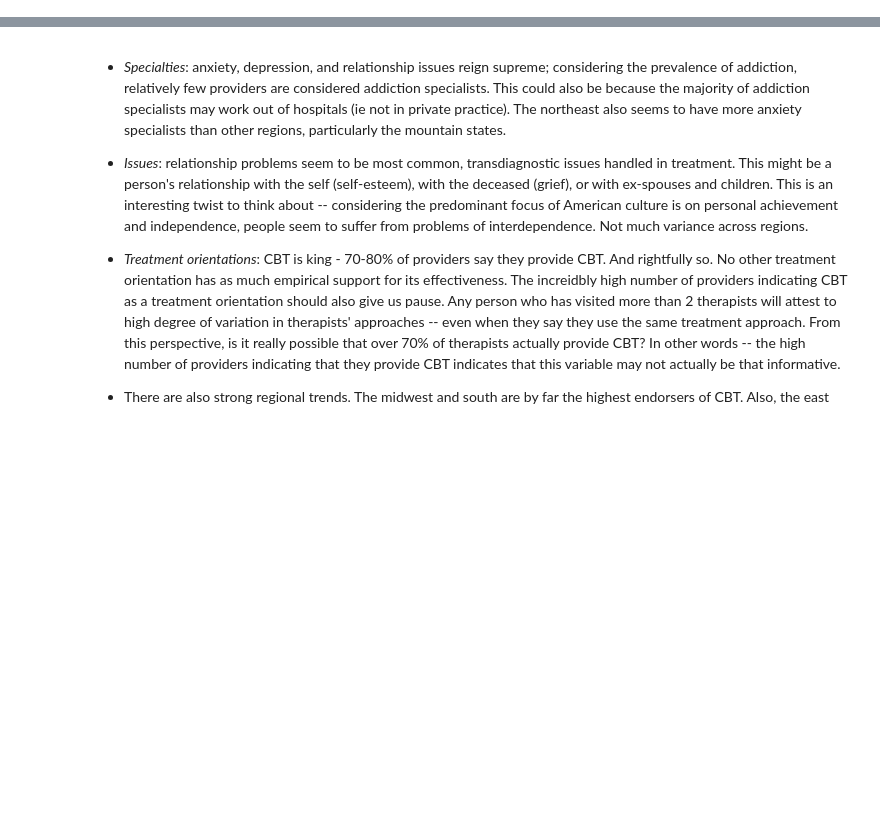
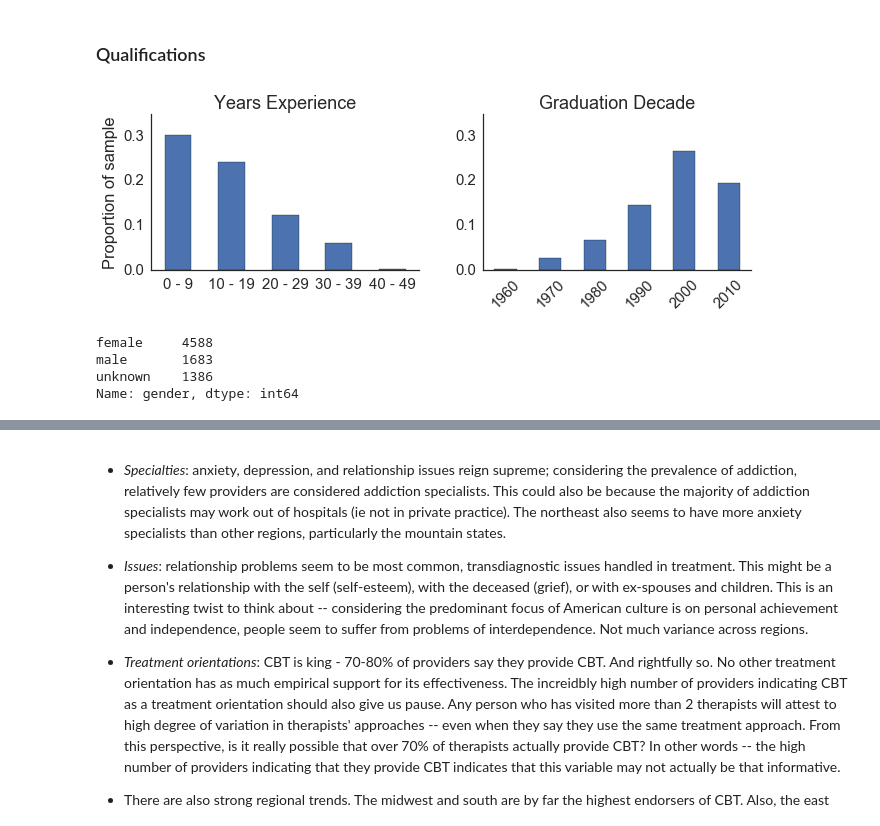
Before and after one commit to stevenfelix/PsychologyToday, a Jupyter notebook: blog - who are PT therapists?/who are PT therapists.ipynb, the cells around one changed output, grey strips where cells are left out. Saved outputs shown, nothing was run; the diff lists cells and outputs as text; code cells hidden in the pictures; blank space fills up the shorter version.

```diff
--- a/blog - who are PT therapists?/who are PT therapists.ipynb
+++ b/blog - who are PT therapists?/who are PT therapists.ipynb
@@ -43,0 +50,36 @@ with open("../data/profilefeaturesdict_bool_dict.json", "r") as fd:
+# %% [markdown]
+### Qualifications
+# %%
+fig,ax = plt.subplots(1,2, figsize = (10,4))
+
+labels = ["{0} - {1}".format(i, i + 9) for i in [0,10,20,30,40]]
+data['years_ord'] = pd.cut(data.years, [0,10,20,30, 40, 50], right=False, labels=labels)
+years = proportions(data.years_ord)
+years.plot(kind = 'bar', rot = 0, title = 'Years Experience', ax =ax[0])
+ax[0].set_ylim(0,.35)
+ax[0].set_yticks(np.arange(0,.38,.1));
+ax[0].set_ylabel('Proportion of sample')
+
+import math
+graduated = data.graduated.dropna().apply(lambda x: int(math.floor(x / 10.0)) * 10)
+graduated = proportions(graduated).sort_index()
+graduated.plot(kind = 'bar', rot = 45, ax = ax[1])
+ax[1].set_title('Graduation Decade')
+ax[1].set_ylim(0,.35)
+ax[1].set_yticks(np.arange(0,.38,.1));
+
+
+sns.despine()
+fig.tight_layout(pad = 2)
+# %% [output]
+[figure, added]
+# %%
+## a lot of unknowns!
+## unknowns seem to have titles implying groups/centers -- but many profiles
+## are still for individuals, they just have names for their private practices
+data.gender.map(recodes).value_counts()
+# %% [output]
+female     4588
+male       1683
+unknown    1386
+Name: gender, dtype: int64
```
Also changed, not shown: parts of 22 cells of this notebook, 1 other file.
